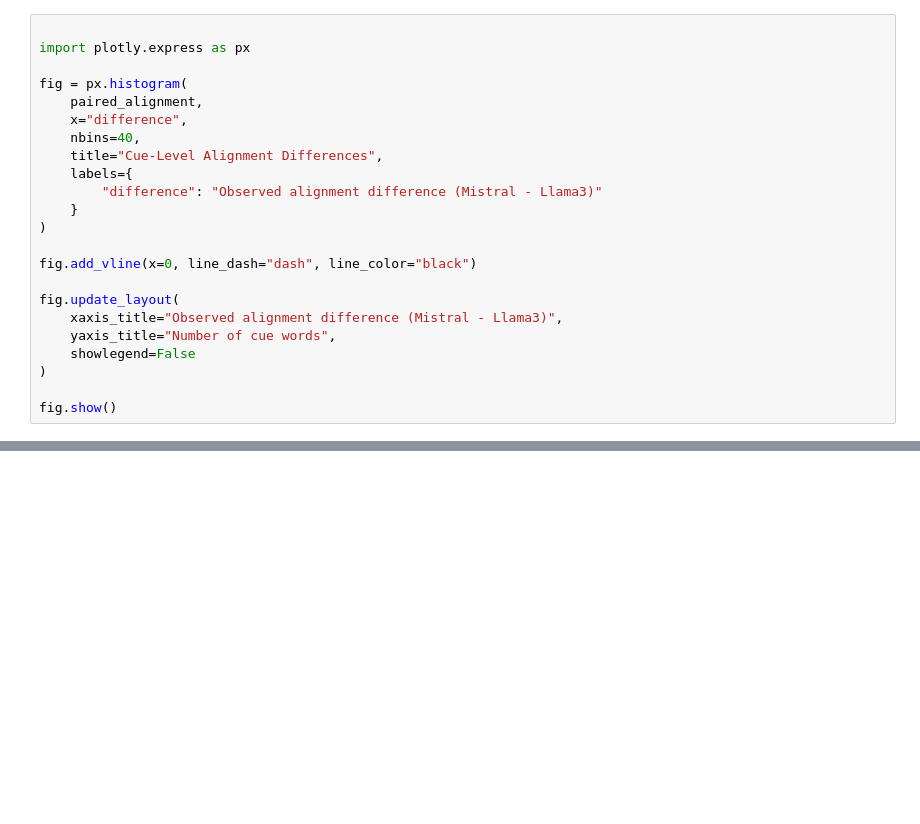
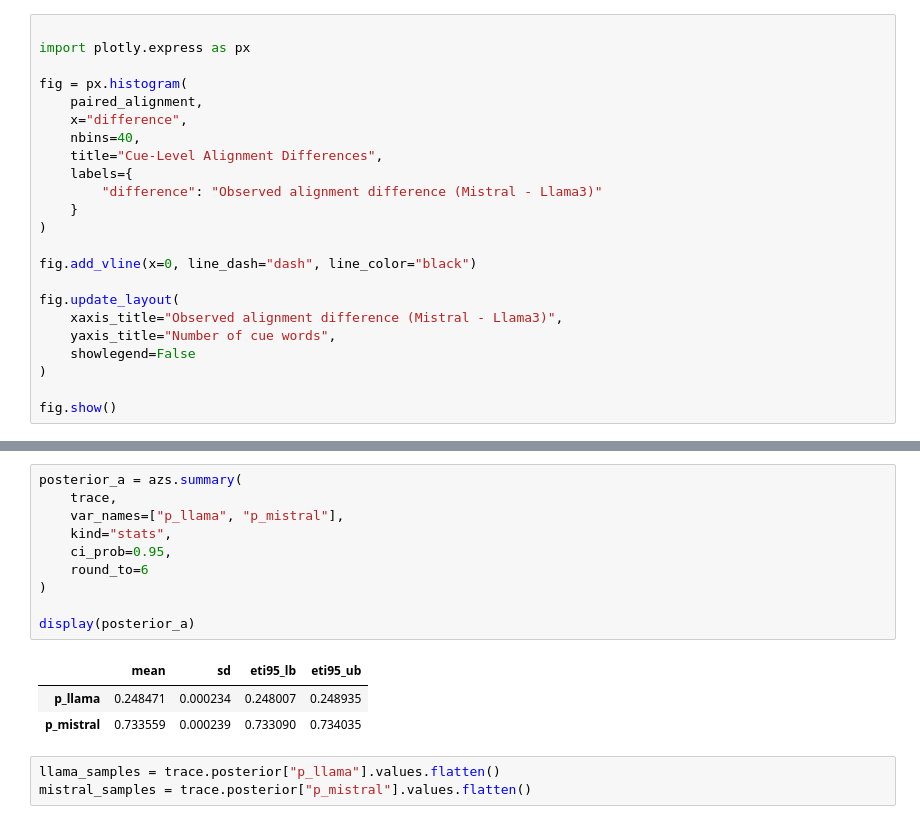
Before and after one commit to domnudragota/llm-eda, a Jupyter notebook: Bayesian_Alignment_Prototype.ipynb, the cells around one changed output, grey strips where cells are left out. Drawn from its saved outputs; the diff is of its cells as text; blank space fills up the shorter version.

```diff
--- a/Bayesian_Alignment_Prototype.ipynb
+++ b/Bayesian_Alignment_Prototype.ipynb
@@ -423,0 +903,17 @@ The variability across cue words will be investigated further in the full study
+# %%
+posterior_a = azs.summary(
+    trace,
+    var_names=["p_llama", "p_mistral"],
+    kind="stats",
+    ci_prob=0.95,
+    round_to=6
+)
+
+display(posterior_a)
+# %% [output]
+|  | mean | sd | eti95_lb | eti95_ub |
+| p_llama | 0.248471 | 0.000234 | 0.248007 | 0.248935 |
+| p_mistral | 0.733559 | 0.000239 | 0.733090 | 0.734035 |
+# %%
+llama_samples = trace.posterior["p_llama"].values.flatten()
+mistral_samples = trace.posterior["p_mistral"].values.flatten()
```
Also changed, not shown: parts of 45 cells of this notebook.
